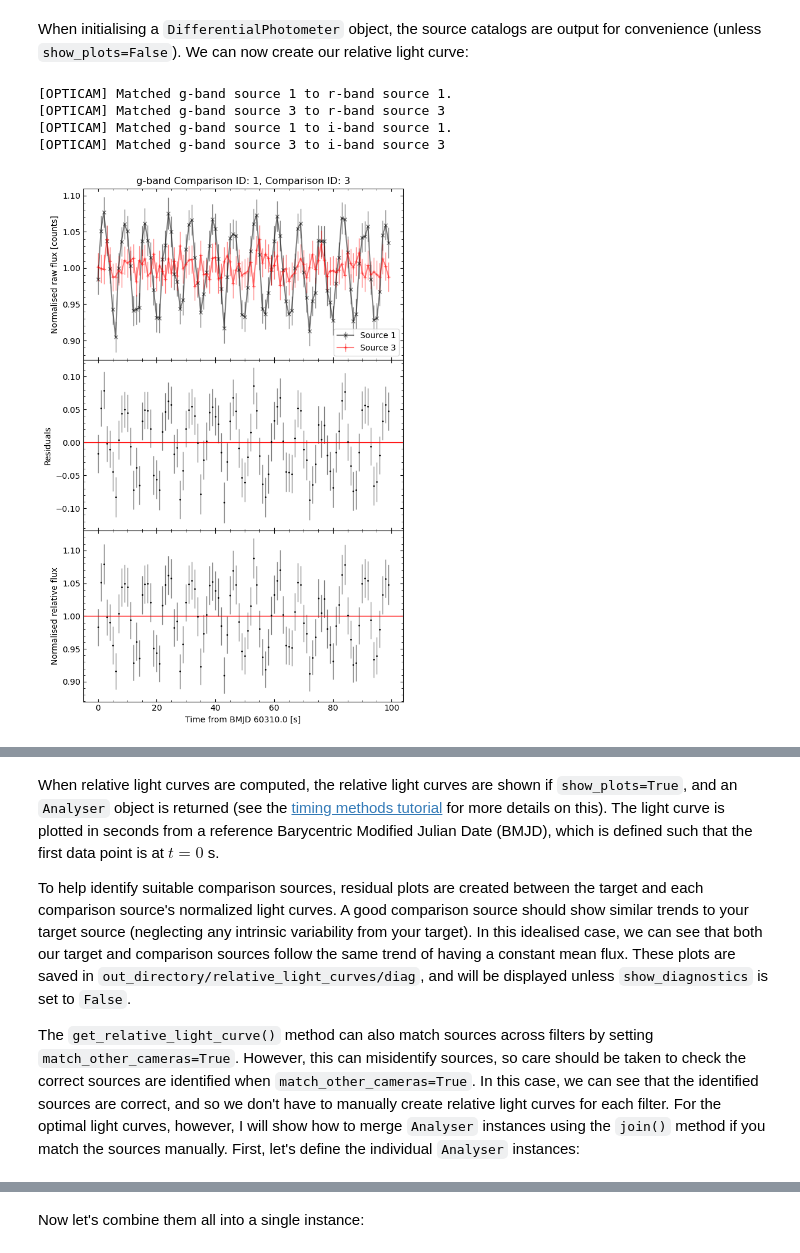
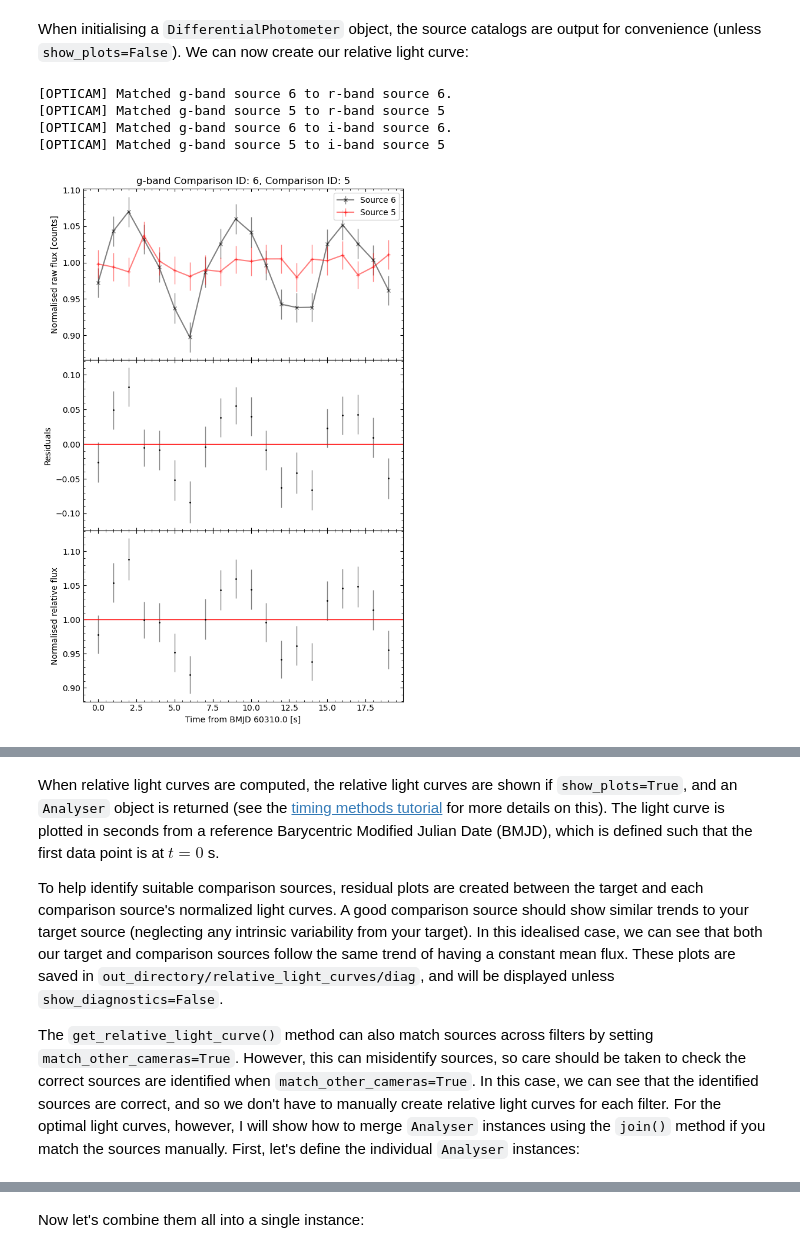
Before and after one commit to zairving/opticam, a Jupyter notebook: docs/tutorials/reduction.ipynb, the cells around one changed output, grey strips where cells are left out. Saved outputs shown, nothing was run; the diff lists cells and outputs as text; code cells hidden in the pictures.

Commit message:
docs: updated reduction tutorial to squash SimplePhotometer.get_closest_source() bug

```diff
--- a/docs/tutorials/reduction.ipynb
+++ b/docs/tutorials/reduction.ipynb
@@ -147,21 +150,21 @@ diff_phot = opticam_new.DifferentialPhotometer(
 # %% [markdown]
 When initialising a `DifferentialPhotometer` object, the source catalogs are output for convenience (unless `show_plots=False`). We can now create our relative light curve:
 # %%
-target = 1  # source of interest
-comparisons = [3]  # comparison sources
+target = 6  # source of interest
+comparisons = [5]  # comparison sources
 
 annulus_analyser = diff_phot.get_relative_light_curve(
     'g-band',  # filter for which to compute the relative light curve
     target,  # source of interest
     comparisons,  # comparison sources
     phot_label='simple_annulus',  # label for the photometry results
     prefix='test',  # prefix for the output files (e.g., the name of the target source)
     match_other_cameras=True,  # match sources across cameras (use with caution, can mismatch sources)
     show_diagnostics=True,  # show diagnostic plots (useful for diagnosis and debugging)
     )
 # %% [output]
-[OPTICAM] Matched g-band source 1 to r-band source 1.
-[OPTICAM] Matched g-band source 3 to r-band source 3
-[OPTICAM] Matched g-band source 1 to i-band source 1.
-[OPTICAM] Matched g-band source 3 to i-band source 3
+[OPTICAM] Matched g-band source 6 to r-band source 6.
+[OPTICAM] Matched g-band source 5 to r-band source 5
+[OPTICAM] Matched g-band source 6 to i-band source 6.
+[OPTICAM] Matched g-band source 5 to i-band source 5
-[figure, old version]
+[figure, new version]
@@ -171,7 +174,7 @@ annulus_analyser = diff_phot.get_relative_light_curve(
 # %% [markdown]
 When relative light curves are computed, the relative light curves are shown if `show_plots=True`, and an `Analyser` object is returned (see the [timing methods tutorial](timing_methods.ipynb) for more details on this). The light curve is plotted in seconds from a reference Barycentric Modified Julian Date (BMJD), which is defined such that the first data point is at $t=0$ s.
 
-To help identify suitable comparison sources, residual plots are created between the target and each comparison source's normalized light curves. A good comparison source should show similar trends to your target source (neglecting any intrinsic variability from your target). In this idealised case, we can see that both our target and comparison sources follow the same trend of having a constant mean flux. These plots are saved in `out_directory/relative_light_curves/diag`, and will be displayed unless `show_diagnostics` is set to `False`.
+To help identify suitable comparison sources, residual plots are created between the target and each comparison source's normalized light curves. A good comparison source should show similar trends to your target source (neglecting any intrinsic variability from your target). In this idealised case, we can see that both our target and comparison sources follow the same trend of having a constant mean flux. These plots are saved in `out_directory/relative_light_curves/diag`, and will be displayed unless `show_diagnostics=False`.
 
 The `get_relative_light_curve()` method can also match sources across filters by setting `match_other_cameras=True`. However, this can misidentify sources, so care should be taken to check the correct sources are identified when `match_other_cameras=True`. In this case, we can see that the identified sources are correct, and so we don't have to manually create relative light curves for each filter. For the optimal light curves, however, I will show how to merge `Analyser` instances using the `join()` method if you match the sources manually. First, let's define the individual `Analyser` instances:
 # %%
```
Also changed, not shown: parts of 8 cells of this notebook.
